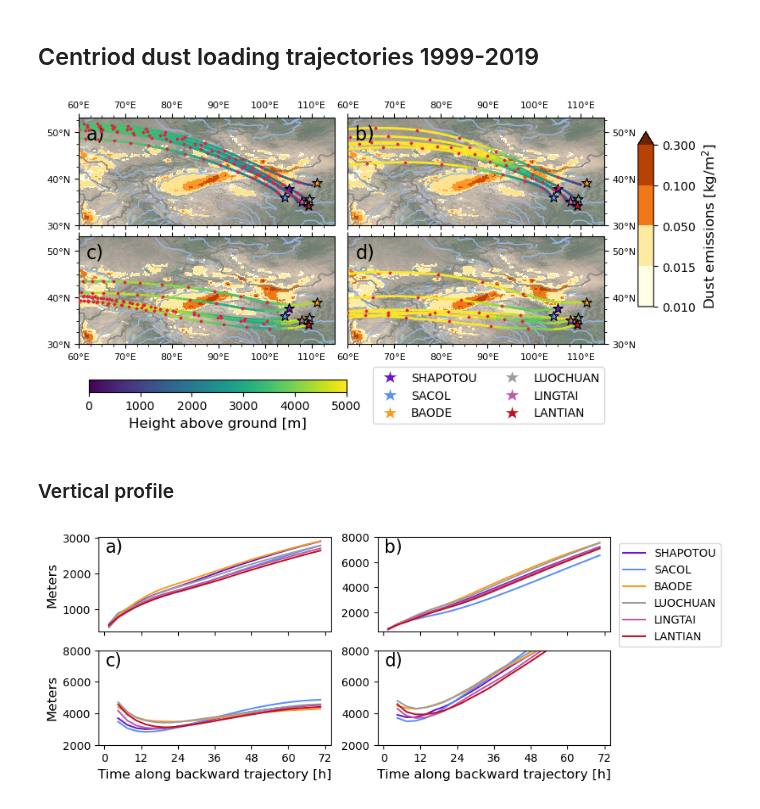
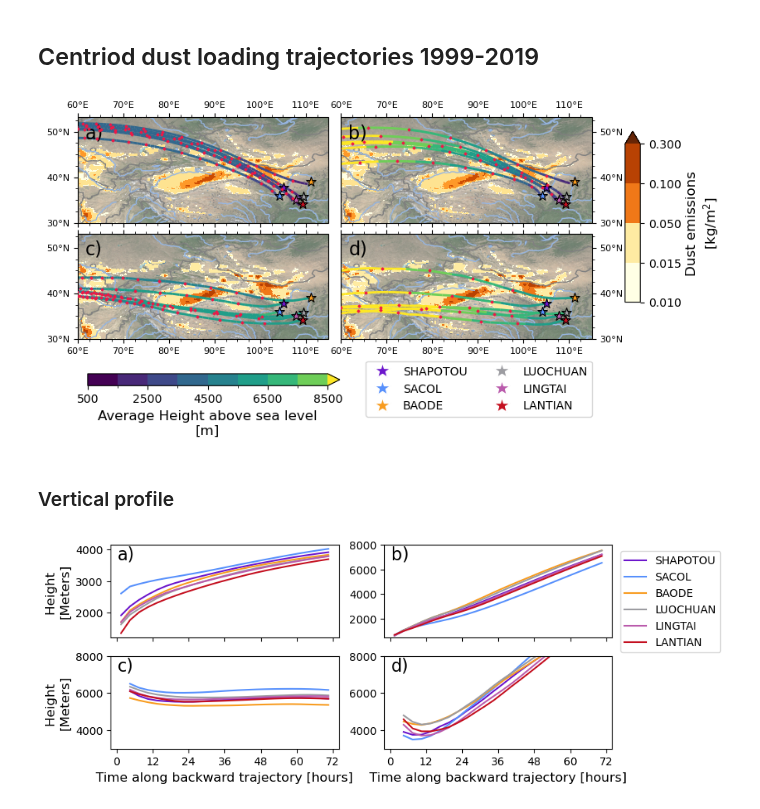
Before and after one commit to MasterOnDust/AGU_JGR_CLP_SOURCE_WORKFLOW, a Jupyter notebook: Master_thesis_UiO_workflow/workflow/notebooks/AGU_paper_figures/Dust_loading_trajectory_analysis.py.ipynb, the cells around one changed output. Cells and saved outputs as stored; diff of their text form; code cells hidden in the pictures.

Commit message:
change the veritcal plotting to meter above sealevel rather than meters above ground

```diff
--- a/Master_thesis_UiO_workflow/workflow/notebooks/AGU_paper_figures/Dust_loading_trajectory_analysis.py.ipynb
+++ b/Master_thesis_UiO_workflow/workflow/notebooks/AGU_paper_figures/Dust_loading_trajectory_analysis.py.ipynb
@@ -26,7 +23,7 @@ if 'snakemake' in globals():
     path=snakemake.config['old_base']+'/'
     files = snakemake.input.trajec_files
 else:
-    path ='../../../../../data/Master_thesis_UiO_workflow/Master_thesis_UiO_workflow/'
+    path ='../../../../../data/data/'
     to_file= False
     files=glob.glob(path+'results/model_results/trajectories/*.nc')
 # %% [markdown]
@@ -65,14 +62,16 @@ lax = fig.add_subplot(gs[:3,0], projection=ccrs.PlateCarree(), label='lax0')
 rax = fig.add_subplot(gs[:3,1],projection=ccrs.PlateCarree(), label='rax0')
 norm = BoundaryNorm([0.01,0.015,0.05,0.1,0.3], extend='max', ncolors=5)
 cmap = matplotlib.cm.get_cmap('YlOrBr', 5)
+cmap_trajectories = matplotlib.cm.get_cmap('viridis',10)
+traj_norm = BoundaryNorm(np.linspace(500,8500, 9), extend='max', ncolors=10)
 mean_emissions.plot.contourf(ax=lax,
                              cmap=cmap,
                              norm=norm, extend='max' , add_colorbar=False, add_labels=False)
 mean_emissions.plot.contourf(ax=rax,
                              cmap=cmap,
                              norm=norm, extend='max' , add_colorbar=False, add_labels=False)
-plot_trajectories_all_locs(dsets,kind='drydep', axes=[lax,rax], vmax=5000,add_letters=False, add_colorbar=False, locs = locs,
-                         colors = ['#6c16cc', '#5790fc', '#f89c20', '#9c9ca1', '#ba5bac', '#c41020'])
+plot_trajectories_all_locs(dsets,kind='drydep', axes=[lax,rax],add_letters=False, add_colorbar=False, locs = locs,
+                         colors = ['#6c16cc', '#5790fc', '#f89c20', '#9c9ca1', '#ba5bac', '#c41020'],cmap=cmap_trajectories, norm=traj_norm)
 lax.set_extent([60,115,30,50])
 rax.set_extent([60,115,30,50])
 lax.set_xticks([60,70, 80, 90, 100, 110])
@@ -96,42 +95,45 @@ mean_emissions.plot.contourf(ax=lax,
 cs = mean_emissions.plot.contourf(ax=rax,
                              cmap=cmap,
                              norm=norm, extend='max' , add_colorbar=False, add_labels=False)
-plot_trajectories_all_locs(dsets,kind='wetdep', axes=[lax,rax], vmax=5000,add_letters=False, add_colorbar=False,  locs = locs,
-                           colors = ['#6c16cc', '#5790fc', '#f89c20', '#9c9ca1', '#ba5bac', '#c41020'],join_trajec_to_receptor=True)
+plot_trajectories_all_locs(dsets,kind='wetdep', axes=[lax,rax], add_letters=False, add_colorbar=False,  locs = locs,
+                           colors = ['#6c16cc', '#5790fc', '#f89c20', '#9c9ca1', '#ba5bac', '#c41020'],join_trajec_to_receptor=True,
+                           cmap=cmap_trajectories, norm=traj_norm)
 lax.tick_params(axis="x", which='both',bottom=True, top=True, labelbottom=True, labeltop=False)
 rax.tick_params(axis="x", which='both', bottom=True, top=True, labelbottom=True, labeltop=False)
 rax.yaxis.tick_right()
 lax.set_extent([60,115,30,50])
 rax.set_extent([60,115,30,50])
 lax.set_xticks([60,70, 80, 90, 100, 110])
 rax.set_xticks([60,70, 80, 90, 100, 110])
 lax.set_yticks([30, 40, 50])
 rax.set_yticks([30, 40, 50])
 rax.yaxis.set_ticklabels(['30°N', '40°N', '50°N'], fontsize=8)
 lax.yaxis.set_ticklabels(['30°N', '40°N', '50°N'], fontsize=8)
 lax.xaxis.set_ticklabels(['60°E','70°E','80°E', '90°E', '100°E', '110°E'], fontsize=8)
 rax.xaxis.set_ticklabels(['60°E','70°E','80°E', '90°E', '100°E', '110°E'], fontsize=8)
 
 
 axes = np.array(fig.get_axes())
 add_letter(axes, y=0.8)
 cbar_ax = fig.add_axes([0.14,0.05, 0.38,0.03])
-fig.colorbar(cm.ScalarMappable(norm=matplotlib.colors.Normalize(vmin=0,vmax=5000)),
-                 label='Height above ground [m]',orientation='horizontal',cax=cbar_ax)
+cb_1 = fig.colorbar(cm.ScalarMappable(norm=traj_norm, cmap=cmap_trajectories),
+                 label='Average Height above sea level\n[m]',orientation='horizontal',cax=cbar_ax)
+
+cb_1.ax.set_xticks([500,2500, 4500,6500,8500])
 cbar_ax2 = fig.add_axes([0.95,0.26,0.023,0.43])
-fig.colorbar(cs, cax=cbar_ax2,label= 'Dust emissions [kg/$\mathrm{m}^2$]',extendfrac=0.08)
+fig.colorbar(cs, cax=cbar_ax2,label= 'Dust emissions\n[kg/$\mathrm{m}^2$]',extendfrac=0.08)
 h, _ = lax.get_legend_handles_labels()
 
 
 locsdf = get_locations_CLP()
 legend_elems = [Line2D([0],[0], marker='*',markerfacecolor=locsdf.loc[site,'color'], label=site, markersize=15, color='w') for site in locs]
 
 fig.legend(handles=legend_elems, bbox_to_anchor=(0.73, 0.042), loc='center',ncol=2)
 
 if to_file:
     plt.savefig(snakemake.output.path_map, bbox_inches='tight')
 # %% [output]
-[figure, old version]
+[figure, new version]
 # %% [markdown]
 ### Vertical profile
 # %%
@@ -146,16 +148,16 @@ if 'BADOE' in l:
 fig.legend(h,l, bbox_to_anchor=(0.99, 0.665), loc='center')
 add_letter(ax, y=0.84)
 ax[0,1].set_ylim(500,8000)
-ax[1,1].set_ylim(2000,8000)
-ax[1,0].set_ylim(2000,8000)
-ax[0,0].set_ylabel('Meters')
-ax[1,0].set_ylabel('Meters')
-ax[1,1].set_xlabel('Time along backward trajectory [h]')
-ax[1,0].set_xlabel('Time along backward trajectory [h]')
+ax[1,1].set_ylim(3000,8000)
+ax[1,0].set_ylim(3000,8000)
+ax[0,0].set_ylabel('Height \n[Meters]')
+ax[1,0].set_ylabel('Height \n[Meters]')
+ax[1,1].set_xlabel('Time along backward trajectory [hours]')
+ax[1,0].set_xlabel('Time along backward trajectory [hours]')
 for axes in ax.ravel():
     axes.invert_xaxis()
 if to_file:
 
     plt.savefig(snakemake.output.path_vertical_profile, bbox_inches='tight')
 # %% [output]
-[figure, old version]
+[figure, new version]
```
Also changed, not shown: parts of 1 cell of this notebook.
